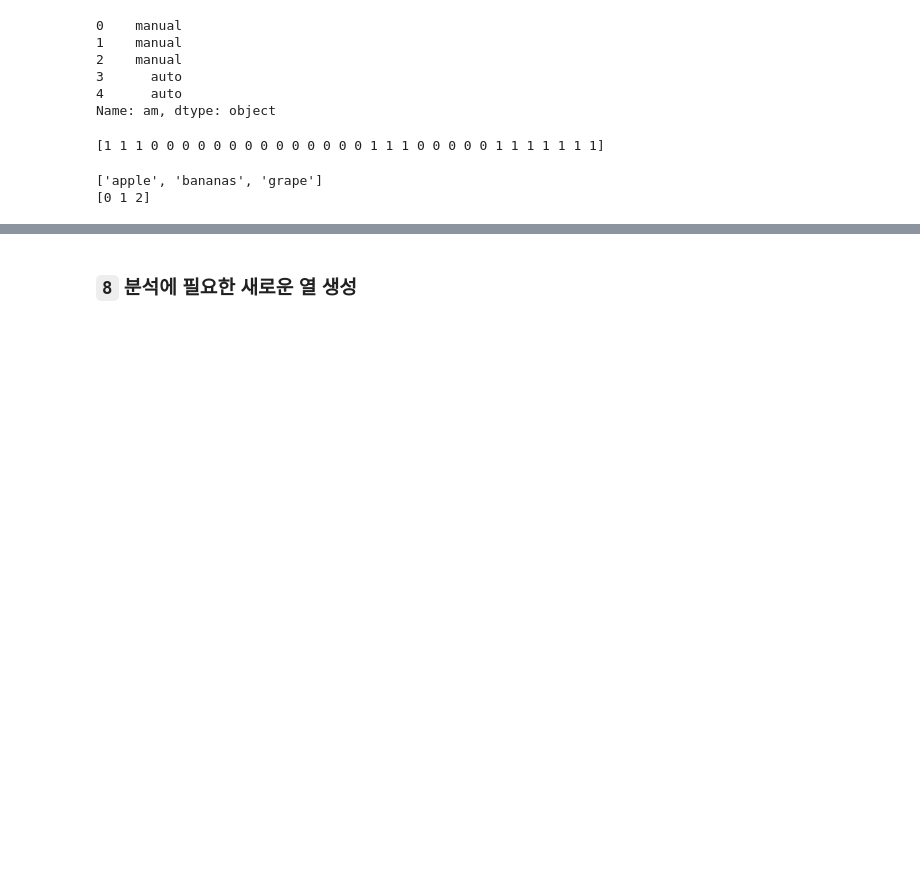
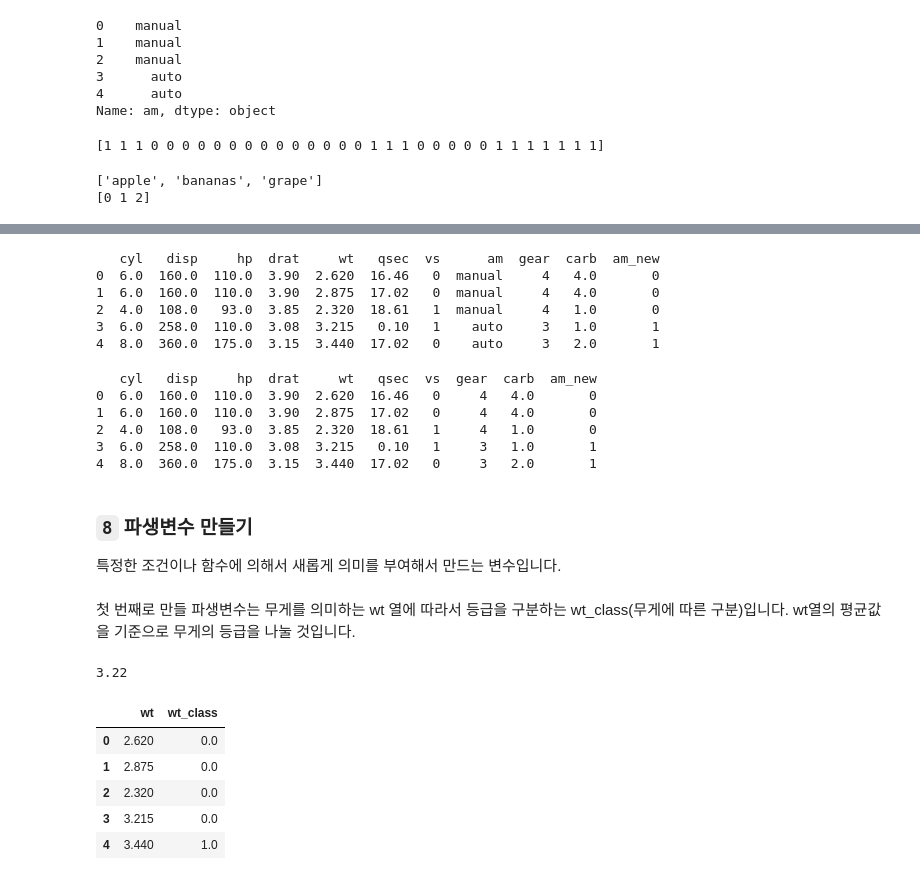
Before and after one commit to pinkocto/BP2022, a Jupyter notebook: _notebooks/2022-11-14-bigdata-test-study.ipynb, the cells around one changed output, grey strips where cells are left out. Saved outputs shown, nothing was run; the diff lists cells and outputs as text; code cells hidden in the pictures; blank space fills up the shorter version.

```diff
--- a/_notebooks/2022-11-14-bigdata-test-study.ipynb
+++ b/_notebooks/2022-11-14-bigdata-test-study.ipynb
@@ -689,2 +696,33 @@ print(fruit_new)
+# %%
+# am을 구성하는 manual값은 0, auto값을 1로 변환
+X['am_new']=X['am'].replace('manual',0).replace('auto',1)
+
+print(X.head())
+# %% [output]
+   cyl   disp     hp  drat     wt   qsec  vs      am  gear  carb  am_new
+0  6.0  160.0  110.0  3.90  2.620  16.46   0  manual     4   4.0       0
+1  6.0  160.0  110.0  3.90  2.875  17.02   0  manual     4   4.0       0
+2  4.0  108.0   93.0  3.85  2.320  18.61   1  manual     4   1.0       0
+3  6.0  258.0  110.0  3.08  3.215   0.10   1    auto     3   1.0       1
+4  8.0  360.0  175.0  3.15  3.440  17.02   0    auto     3   2.0       1
+# %%
+# 기존의 am열은 불필요하므로 삭제
+X = X.drop(columns=['am'])
+print(X.head())
+# %% [output]
+   cyl   disp     hp  drat     wt   qsec  vs  gear  carb  am_new
+0  6.0  160.0  110.0  3.90  2.620  16.46   0     4   4.0       0
+1  6.0  160.0  110.0  3.90  2.875  17.02   0     4   4.0       0
+2  4.0  108.0   93.0  3.85  2.320  18.61   1     4   1.0       0
+3  6.0  258.0  110.0  3.08  3.215   0.10   1     3   1.0       1
+4  8.0  360.0  175.0  3.15  3.440  17.02   0     3   2.0       1
 # %% [markdown]
-### `8` 분석에 필요한 새로운 열 생성
+### `8` 파생변수 만들기
+특정한 조건이나 함수에 의해서 새롭게 의미를 부여해서 만드는 변수입니다.
+# %% [markdown]
+첫 번째로 만들 파생변수는 무게를 의미하는 wt 열에 따라서 등급을 구분하는 wt_class(무게에 따른 구분)입니다. wt열의 평균값을 기준으로 무게의 등급을 나눌 것입니다.
+# %%
+import numpy as np
+np.round(X['wt'].mean(),2)
+# %% [output]
+3.22
@@ -690,0 +738,9 @@ print(fruit_new)
+# %%
+X[['wt', 'wt_class']].head()
+# %% [output]
+|  | wt | wt_class |
+| 0 | 2.620 | 0.0 |
+| 1 | 2.875 | 0.0 |
+| 2 | 2.320 | 0.0 |
+| 3 | 3.215 | 0.0 |
+| 4 | 3.440 | 1.0 |
```
Also changed, not shown: parts of 5 cells of this notebook.
